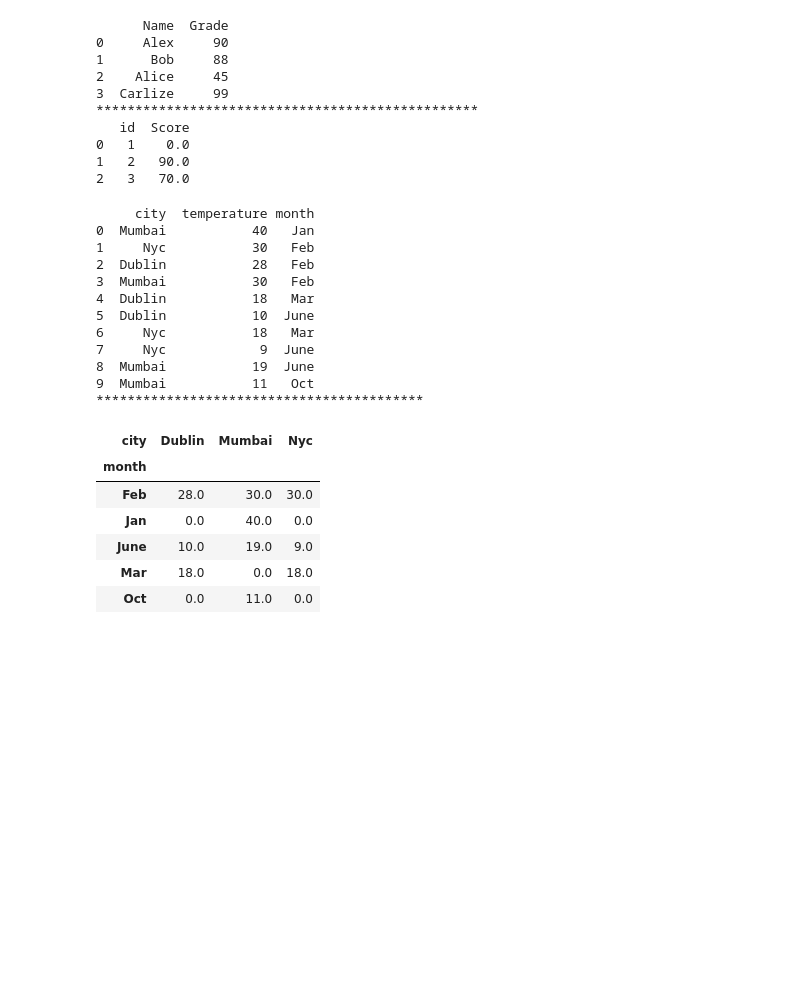
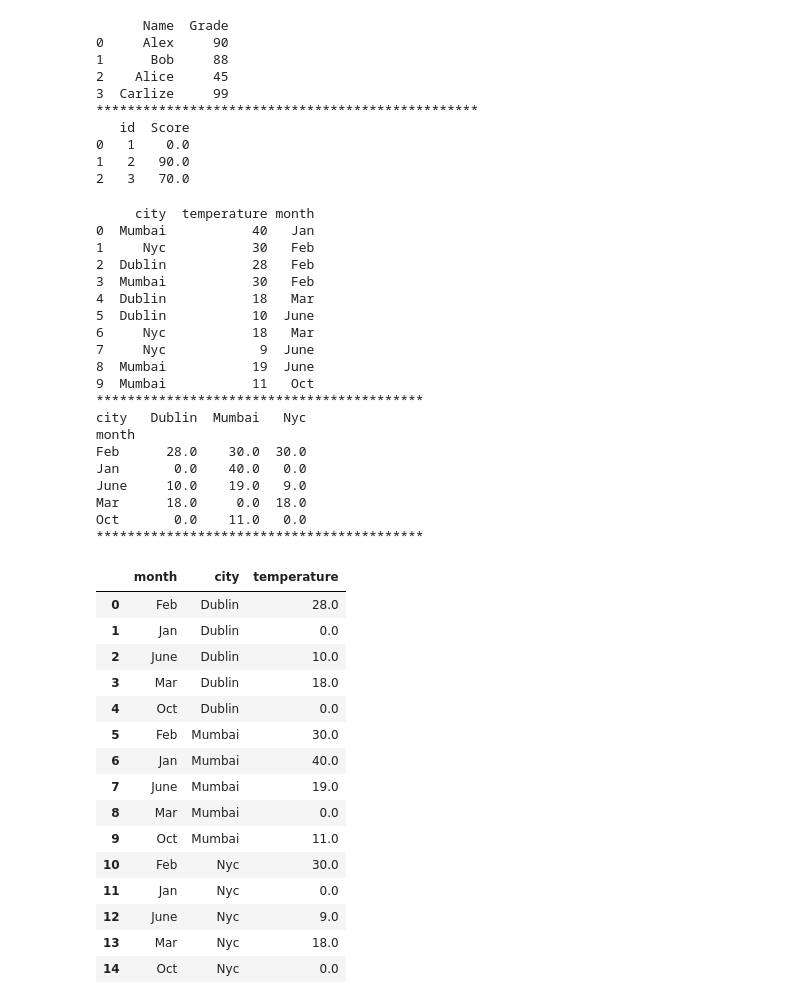
Before and after one commit to Alpha-0010/Intelligent-Systems, a Jupyter notebook: Data Analysis/Pandas.ipynb, the cells around one changed output. Cells and saved outputs as stored; diff of their text form; code cells hidden in the pictures; blank space fills up the shorter version.

```diff
--- a/Data Analysis/Pandas.ipynb
+++ b/Data Analysis/Pandas.ipynb
@@ -453,37 +453,59 @@ print(employees)
 # %%
 # Pivot a table in Pandas
 
 import pandas as pd
 weather = pd.DataFrame({
     'city' : ['Mumbai', 'Nyc', 'Dublin', 'Mumbai', 'Dublin', 'Dublin', 'Nyc', 'Nyc', 'Mumbai', 'Mumbai'],
     'temperature' : [40, 30, 28, 30, 18, 10, 18, 9, 19, 11],
     'month' : ['Jan', 'Feb', 'Feb', 'Feb', 'Mar', 'June', 'Mar', 'June', 'June', 'Oct']
 })
 
 print(weather)
 print("******************************************")
 # Pivot the DF weather such that each row will represent a specific month, each column will represent the city and we will have the temperature for that
 # speific city and month in that cell.
 
 pivot_weather = pd.pivot_table(weather, index = 'month', columns = 'city', values = 'temperature', fill_value = 0)
-pivot_weather
+print(pivot_weather)
+print("******************************************")
+
+# Melt it back to how it was
+melted_weather = pivot_weather.reset_index().melt(id_vars = ['month'], var_name = 'city', value_name = 'temperature')
+melted_weather
 # %% [output]
      city  temperature month
 0  Mumbai           40   Jan
 1     Nyc           30   Feb
 2  Dublin           28   Feb
 3  Mumbai           30   Feb
 4  Dublin           18   Mar
 5  Dublin           10  June
 6     Nyc           18   Mar
 7     Nyc            9  June
 8  Mumbai           19  June
 9  Mumbai           11   Oct
 ******************************************
+city   Dublin  Mumbai   Nyc
+month
+Feb      28.0    30.0  30.0
+Jan       0.0    40.0   0.0
+June     10.0    19.0   9.0
+Mar      18.0     0.0  18.0
+Oct       0.0    11.0   0.0
+******************************************
-| city | Dublin | Mumbai | Nyc |
-| month |  |  |  |
-| Feb | 28.0 | 30.0 | 30.0 |
-| Jan | 0.0 | 40.0 | 0.0 |
-| June | 10.0 | 19.0 | 9.0 |
-| Mar | 18.0 | 0.0 | 18.0 |
-| Oct | 0.0 | 11.0 | 0.0 |
+|  | month | city | temperature |
+| 0 | Feb | Dublin | 28.0 |
+| 1 | Jan | Dublin | 0.0 |
+| 2 | June | Dublin | 10.0 |
+| 3 | Mar | Dublin | 18.0 |
+| 4 | Oct | Dublin | 0.0 |
+| 5 | Feb | Mumbai | 30.0 |
+| 6 | Jan | Mumbai | 40.0 |
+| 7 | June | Mumbai | 19.0 |
+| 8 | Mar | Mumbai | 0.0 |
+| 9 | Oct | Mumbai | 11.0 |
+| 10 | Feb | Nyc | 30.0 |
+| 11 | Jan | Nyc | 0.0 |
+| 12 | June | Nyc | 9.0 |
+| 13 | Mar | Nyc | 18.0 |
+| 14 | Oct | Nyc | 0.0 |
```
Also changed, not shown: 2 other files.
